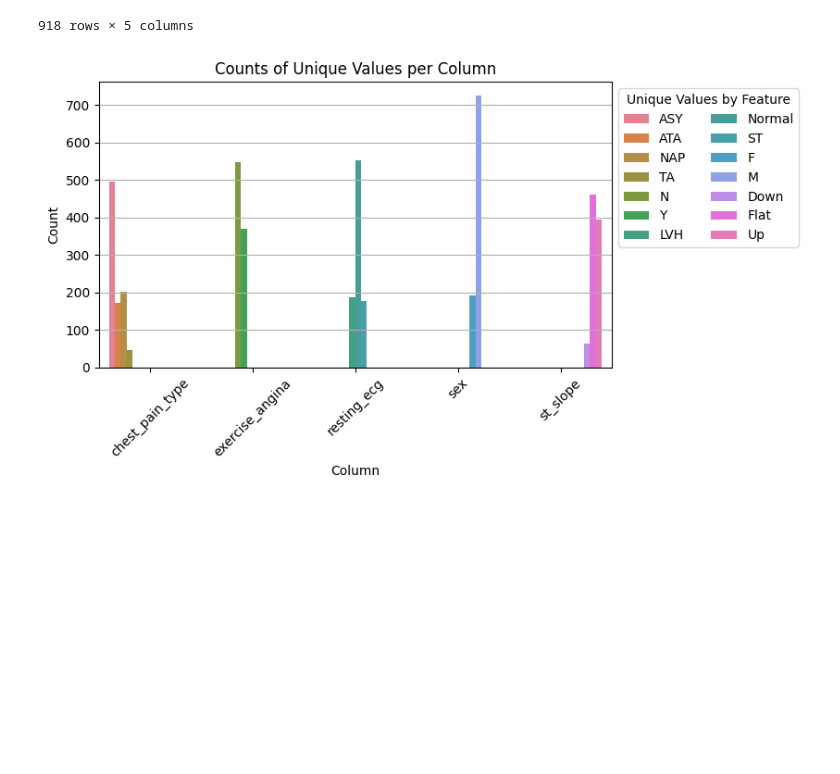
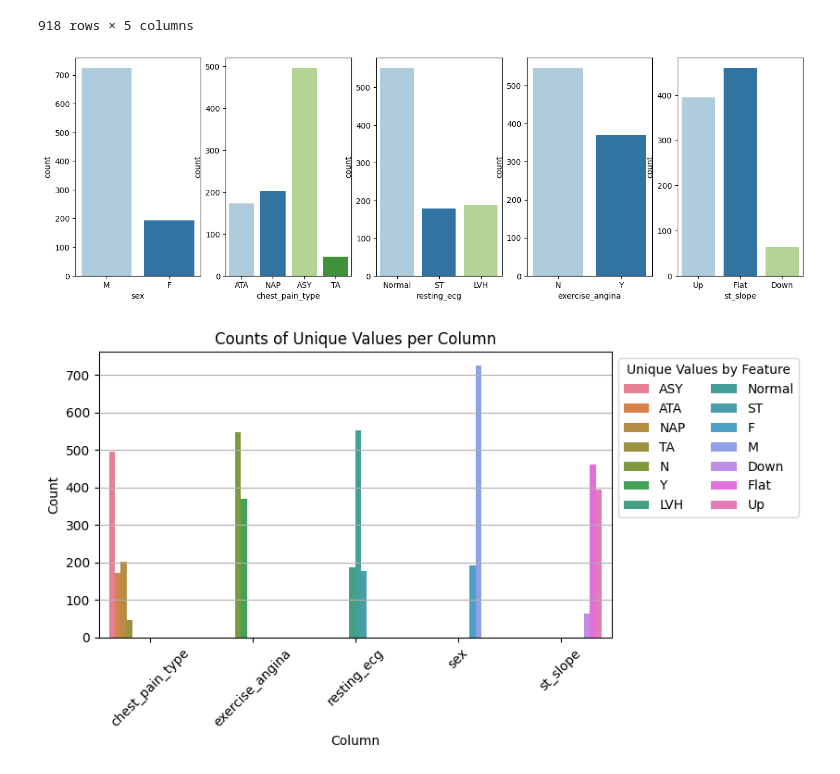
Before and after one commit to ascrivs/heart_disease_dq, a Jupyter notebook: Basics.ipynb, the cells around one changed output. Cells and saved outputs as stored; diff of their text form; code cells hidden in the pictures; blank space fills up the shorter version.

Commit message:
adding initial obj type graphs for skew

```diff
--- a/Basics.ipynb
+++ b/Basics.ipynb
@@ -110,6 +141,31 @@ obj_dtypes
 | 916 | F | ATA | LVH | N | Flat |
 | 917 | M | NAP | Normal | N | Up |
 918 rows × 5 columns
+# %%
+plt.figure(constrained_layout=False, figsize=(20, 5))
+
+# 2 rows, 3 columns per
+
+# 1st row
+plt.subplot(1, 6, 1)
+sns.countplot(obj_dtypes,x='sex',hue='sex',palette='Paired')
+
+plt.subplot(1, 6, 2)
+sns.countplot(obj_dtypes,x='chest_pain_type',hue='chest_pain_type',palette='Paired')
+
+# 2nd row
+plt.subplot(1, 6, 3)
+sns.countplot(obj_dtypes,x='resting_ecg',hue='resting_ecg',palette='Paired')
+
+plt.subplot(1, 6, 4)
+sns.countplot(obj_dtypes,x='exercise_angina',hue='exercise_angina',palette='Paired')
+
+plt.subplot(1, 6, 5)
+sns.countplot(obj_dtypes,x='st_slope',hue='st_slope',palette='Paired')
+
+plt.show()
+# %% [output]
+[figure, added]
 # %%
 
 # Reshape the DataFrame to a long format
```
Also changed, not shown: parts of 6 cells of this notebook.
